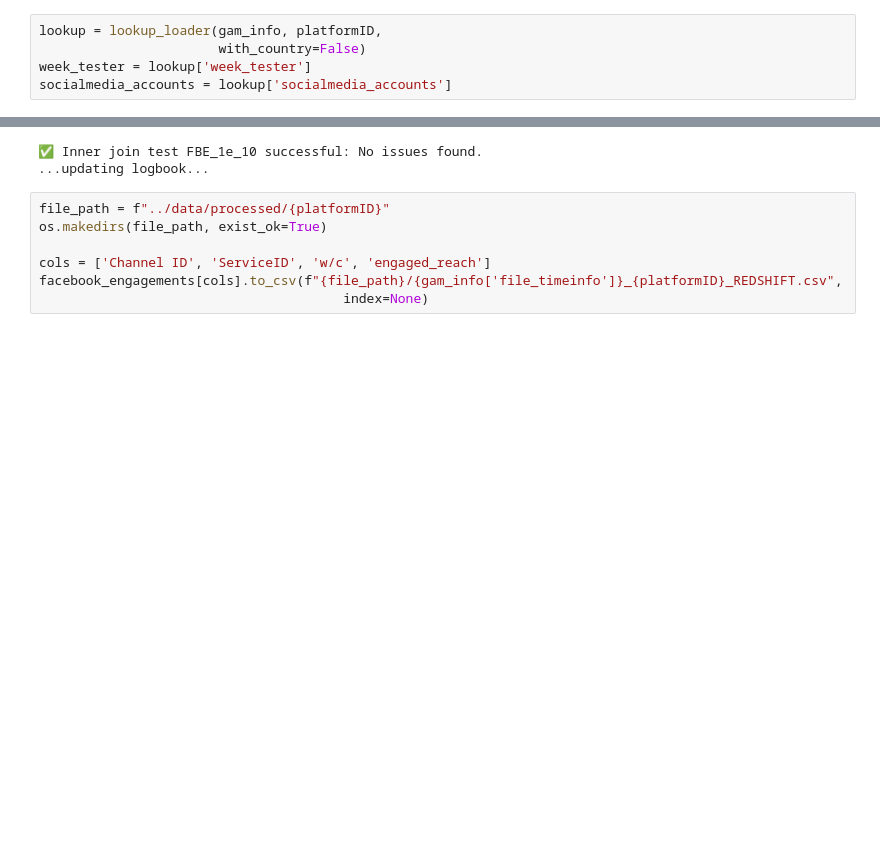
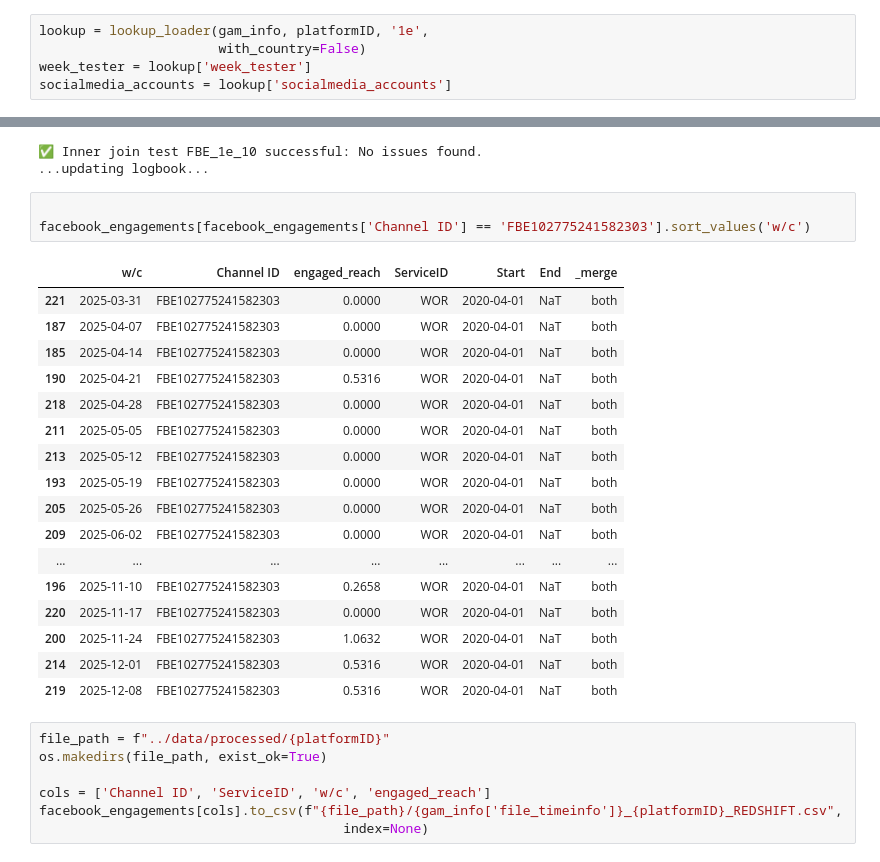
Before and after one commit to brunsd42/digiGAM, a Jupyter notebook: notebooks/1_socialMedia_ingestion_facebook_engagements.ipynb, the cells around one changed output, grey strips where cells are left out. Saved outputs shown, nothing was run; the diff lists cells and outputs as text; blank space fills up the shorter version.

Commit message:
cleaned tests and added backfill for starting accounts

```diff
--- a/notebooks/1_socialMedia_ingestion_facebook_engagements.ipynb
+++ b/notebooks/1_socialMedia_ingestion_facebook_engagements.ipynb
@@ -26,7 +26,7 @@ import test_functions
 
 from config import gam_info
 # %%
-lookup = lookup_loader(gam_info, platformID,
+lookup = lookup_loader(gam_info, platformID, '1e',
                        with_country=False)
 week_tester = lookup['week_tester']
 socialmedia_accounts = lookup['socialmedia_accounts']
@@ -172,6 +170,27 @@ facebook_engagements = facebook_engagements[mask]
 # %% [output]
 ✅ Inner join test FBE_1e_10 successful: No issues found.
 ...updating logbook...
+# %%
+
+facebook_engagements[facebook_engagements['Channel ID'] == 'FBE102775241582303'].sort_values('w/c')
+# %% [output]
+|  | w/c | Channel ID | engaged_reach | ServiceID | Start | End | _merge |
+| 221 | 2025-03-31 | FBE102775241582303 | 0.0000 | WOR | 2020-04-01 | NaT | both |
+| 187 | 2025-04-07 | FBE102775241582303 | 0.0000 | WOR | 2020-04-01 | NaT | both |
+| 185 | 2025-04-14 | FBE102775241582303 | 0.0000 | WOR | 2020-04-01 | NaT | both |
+| 190 | 2025-04-21 | FBE102775241582303 | 0.5316 | WOR | 2020-04-01 | NaT | both |
+| 218 | 2025-04-28 | FBE102775241582303 | 0.0000 | WOR | 2020-04-01 | NaT | both |
+| 211 | 2025-05-05 | FBE102775241582303 | 0.0000 | WOR | 2020-04-01 | NaT | both |
+| 213 | 2025-05-12 | FBE102775241582303 | 0.0000 | WOR | 2020-04-01 | NaT | both |
+| 193 | 2025-05-19 | FBE102775241582303 | 0.0000 | WOR | 2020-04-01 | NaT | both |
+| 205 | 2025-05-26 | FBE102775241582303 | 0.0000 | WOR | 2020-04-01 | NaT | both |
+| 209 | 2025-06-02 | FBE102775241582303 | 0.0000 | WOR | 2020-04-01 | NaT | both |
+| ... | ... | ... | ... | ... | ... | ... | ... |
+| 196 | 2025-11-10 | FBE102775241582303 | 0.2658 | WOR | 2020-04-01 | NaT | both |
+| 220 | 2025-11-17 | FBE102775241582303 | 0.0000 | WOR | 2020-04-01 | NaT | both |
+| 200 | 2025-11-24 | FBE102775241582303 | 1.0632 | WOR | 2020-04-01 | NaT | both |
+| 214 | 2025-12-01 | FBE102775241582303 | 0.5316 | WOR | 2020-04-01 | NaT | both |
+| 219 | 2025-12-08 | FBE102775241582303 | 0.5316 | WOR | 2020-04-01 | NaT | both |
 # %%
 file_path = f"../data/processed/{platformID}"
 os.makedirs(file_path, exist_ok=True)
```
Also changed, not shown: parts of 3 cells of this notebook, 7 other files.
